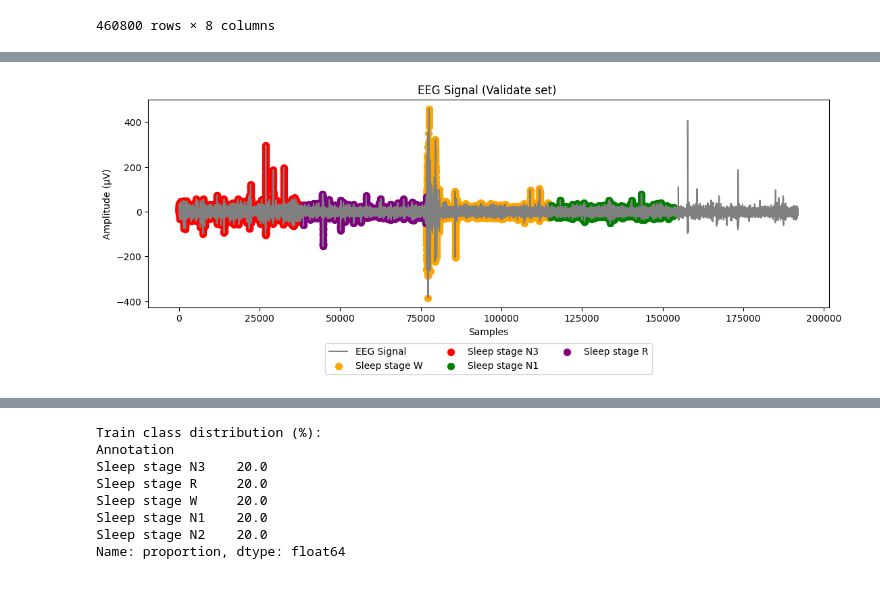
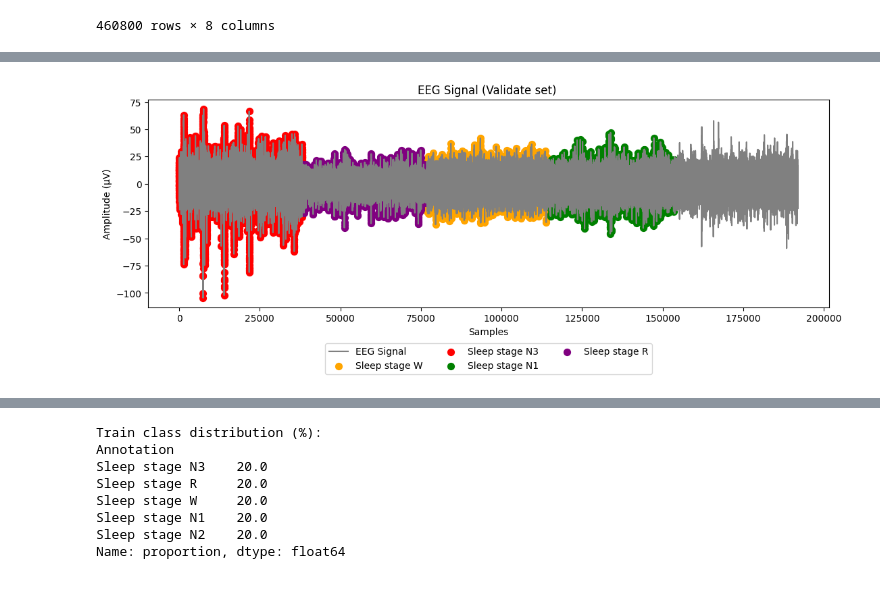
Before and after one commit to kuan31898/LSTMhub, a Jupyter notebook: กำลังทำ/Mairujasplit(1).ipynb, the cells around one changed output, grey strips where cells are left out. Cells and saved outputs as stored; diff of their text form; code cells hidden in the pictures.

```diff
--- a/กำลังทำ/Mairujasplit(1).ipynb
+++ b/กำลังทำ/Mairujasplit(1).ipynb
@@ -393,7 +410,7 @@ selected_n3_val = seg_df.loc[[76,78]]
 #     )
 #     & (seg_df['Annotation'] == ' Sleep stage R')
 # ]
-r_seg_val = seg_df.loc[85]
+r_seg_val = seg_df.loc[33]
 
 # ตัดเฉพาะ 92160 sample แรกของช่วงนี้
 partial_r_segval = pd.DataFrame([{
@@ -412,7 +429,16 @@ selected_r_val = pd.concat([partial_r_segval], ignore_index=True)
 #     )
 #     & (seg_df['Annotation'] == ' Sleep stage W')
 # ]
-selected_w_val = seg_df.loc[[73]]
+w_seg_val = seg_df.loc[34]
+
+# ตัดเฉพาะ 92160 sample แรกของช่วงนี้
+partial_w_seg_val = pd.DataFrame([{
+    'start': w_seg_val['end'] - 38400,        # เริ่มจากท้ายสุดย้อนมา 92160 ตัว
+    'end': w_seg_val['end'],                  # จบที่ท้าย segment
+    'Annotation': w_seg_val['Annotation'],
+    'length': 92160
+}])
+selected_w_val = pd.concat([partial_w_seg_val], ignore_index=True)
 # %%
 # selected_n1_val = seg_df[
 #     (
@@ -432,7 +458,7 @@ selected_n1_val = seg_df.loc[[41]]
 #     )
 #     & (seg_df['Annotation'] == ' Sleep stage N2')
 # ]
-n2_seg_val = seg_df.loc[89]
+n2_seg_val = seg_df.loc[38]
 
 # ตัดเฉพาะ 92160 sample แรกของช่วงนี้
 partial_n2_segval = pd.DataFrame([{
@@ -666,46 +693,46 @@ plt.show()
 
 plt.figure(figsize=(13, 4))
 
-# plot สัญญาณ EEG ทั้งหมด (เช่น channel EEG F4-M1)
-plt.plot(X_val_df.index, X_val_df['EEG F4-M1'], color='gray', label='EEG Signal')
+# plot สัญญาณ EEG ทั้งหมด (เช่น channel EEG C4-M1)
+plt.plot(X_val_df.index, X_val_df['EEG C4-M1'], color='gray', label='EEG Signal')
 
 # plot จุดที่เป็น sleep stage W
 plt.scatter(
     X_val_df.index[y_val_df == ' Sleep stage W'],          # index ของ W
-    X_val_df['EEG F4-M1'][y_val_df == ' Sleep stage W'],   # ค่าของ channel
+    X_val_df['EEG C4-M1'][y_val_df == ' Sleep stage W'],   # ค่าของ channel
     c='orange',
     label='Sleep stage W',
     s=50,
     marker='o'
 )
 plt.scatter(
     X_val_df.index[y_val_df == ' Sleep stage N3'],          # index ของ W
-    X_val_df['EEG F4-M1'][y_val_df == ' Sleep stage N3'],   # ค่าของ channel
+    X_val_df['EEG C4-M1'][y_val_df == ' Sleep stage N3'],   # ค่าของ channel
     c='red',
     label='Sleep stage N3',
     s=50,
     marker='o'
 )
 plt.scatter(
     X_val_df.index[y_val_df == ' Sleep stage N1'],          # index ของ W
-    X_val_df['EEG F4-M1'][y_val_df == ' Sleep stage N1'],   # ค่าของ channel
+    X_val_df['EEG C4-M1'][y_val_df == ' Sleep stage N1'],   # ค่าของ channel
     c='green',
     label='Sleep stage N1',
     s=50,
     marker='o'
 )
 plt.scatter(
     X_val_df.index[y_val_df == ' Sleep stage R'],          # index ของ W
-    X_val_df['EEG F4-M1'][y_val_df == ' Sleep stage R'],   # ค่าของ channel
+    X_val_df['EEG C4-M1'][y_val_df == ' Sleep stage R'],   # ค่าของ channel
     c='purple',
     label='Sleep stage R',
     s=50,
     marker='o'
 )
 plt.title("EEG Signal (Validate set) ")
 plt.xlabel("Samples")
 plt.ylabel("Amplitude (µV)")
 plt.legend(loc='upper center', bbox_to_anchor=(0.5, -0.15), ncol=3)
 plt.show()
 # %% [output]
-[figure, old version]
+[figure, new version]
```
Also changed, not shown: parts of 25 cells of this notebook.
